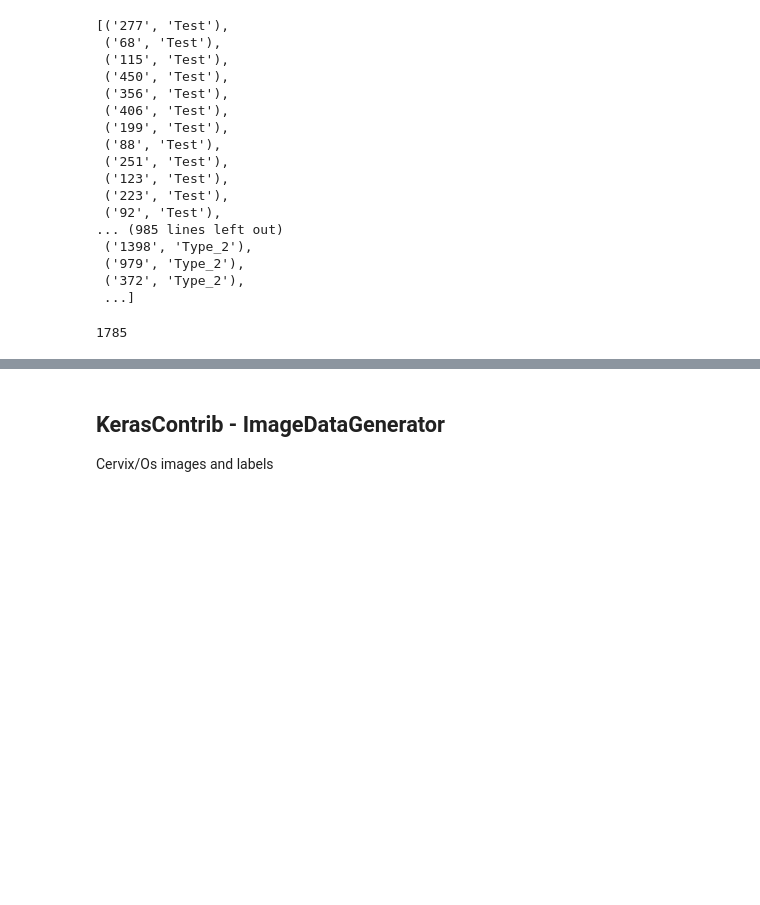
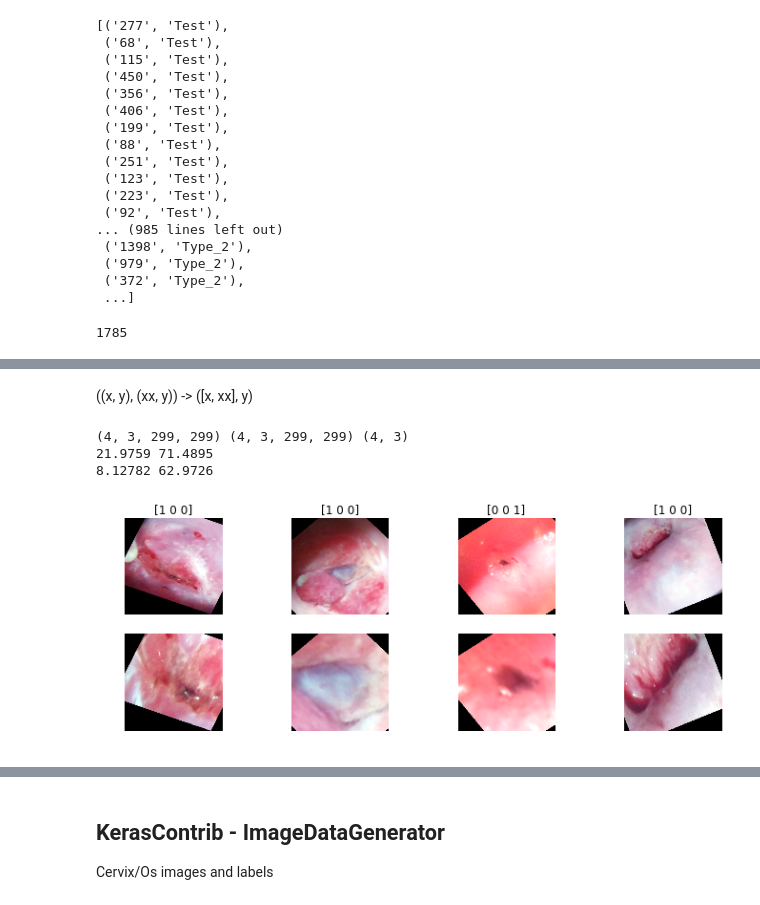
Before and after one commit to vfdev-5/Intel_MobileODT, a Jupyter notebook: notebooks/check_data_iterators.ipynb, the cells around one changed output, grey strips where cells are left out. Saved outputs shown, nothing was run; the diff lists cells and outputs as text; code cells hidden in the pictures; blank space fills up the shorter version.

Commit message:
* Retrain cervix/os detection using CV
* CV Train/Validation cervix/os classification with custom squeezenet

```diff
--- a/notebooks/check_data_iterators.ipynb
+++ b/notebooks/check_data_iterators.ipynb
@@ -150,6 +203,8 @@ Initialize cache : 479
 batch_size = 4
 print("len(train_id_type_list)=", len(train_id_type_list))
 flow = train_gen.flow(xy_provider(train_id_type_list,
+                                  'trainval_label_0',
+                                  image_size=image_size,
                                   cache=cache,
                                   verbose=1),
                       # Ensure that all batches have the same size
@@ -297,0 +334,14 @@ len(test_id_type_list)
+# %%
+normalize_data = True
+normalization = 'vgg'
+channels_first = True
+seed = 54321
+image_size=(299, 299)
+option='cervix/os'
+xy_provider_verbose=False
+xy_provider_cache = DataCache(0)
+batch_size=4
+save_prefix = 'check_data_iterators'
+# %%
+ll = int(len(trainval_id_type_list) * 0.8)
+train_id_type_list, val_id_type_list = trainval_id_type_list[:ll], trainval_id_type_list[ll:]
@@ -297,0 +394,5 @@ len(test_id_type_list)
+# %%
+train_flow = zip(train_flow1, train_flow2)
+val_flow = zip(val_flow1, val_flow2)
+# %% [markdown]
+((x, y), (xx, y)) -> ([x, xx], y)
@@ -297,0 +402,29 @@ len(test_id_type_list)
+# %%
+loop_max_counter = 1
+for (x, y), (xx, _) in train_flow:
+    print x.shape, xx.shape, y.shape
+    print x.mean(), x.std()
+    print xx.mean(), xx.std()
+    n = 4
+    for counter in range(batch_size):
+        if counter % n == 0:
+            plt.figure(figsize=(12, 4))
+        plt.subplot(2, n, counter % n + 1)
+        img = x[counter, :, :, :].transpose([1, 2, 0])
+        plt.imshow(scale_percentile(img))
+        plt.title("{}".format(y[counter]))
+        plt.axis('off')
+
+        plt.subplot(2, n, n + counter % n + 1)
+        img2 = xx[counter, :, :, :].transpose([1, 2, 0])
+        plt.imshow(scale_percentile(img2))
+        plt.axis('off')
+
+    loop_max_counter -= 1
+    if loop_max_counter == 0:
+        break
+# %% [output]
+(4, 3, 299, 299) (4, 3, 299, 299) (4, 3)
+21.9759 71.4895
+8.12782 62.9726
+[figure, added]
```
Also changed, not shown: parts of 23 cells of this notebook, 51 other files.
